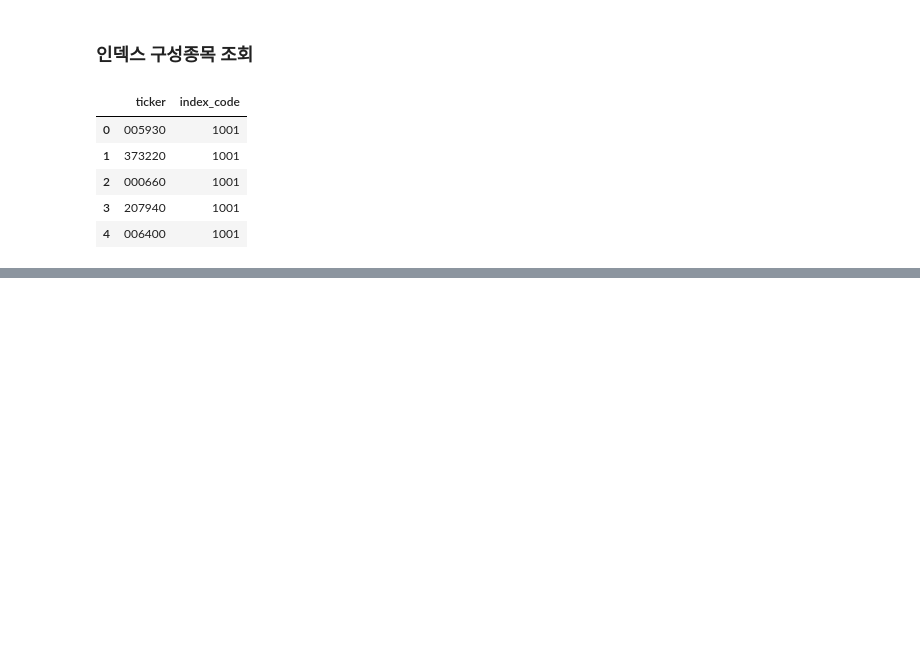
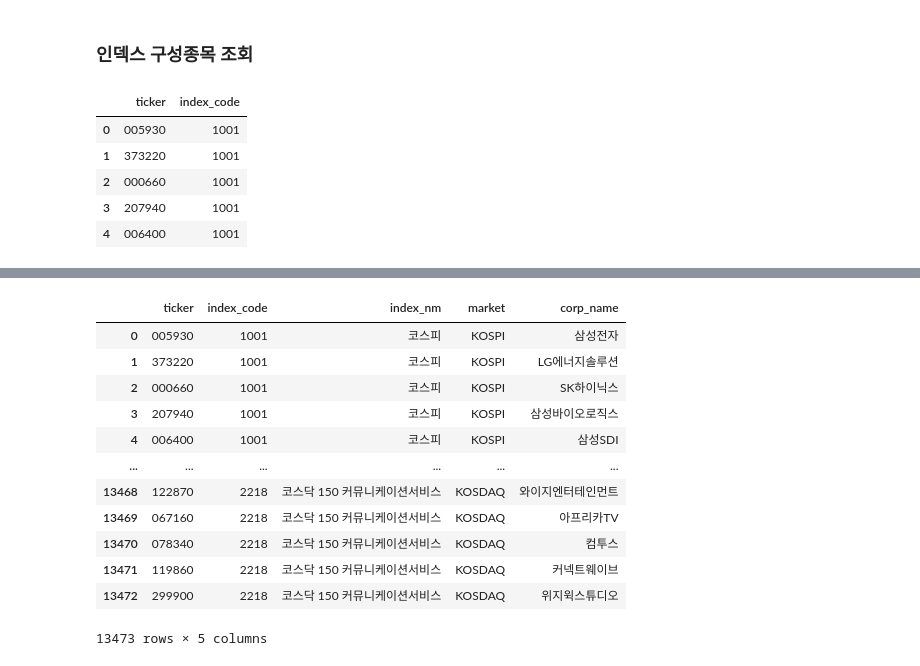
Before and after one commit to Unfinishedgod/finance_mlops, a Jupyter notebook: jupyter/pykrx_data_part_2.ipynb, the cells around one changed output, grey strips where cells are left out. Cells and saved outputs as stored; diff of their text form; code cells hidden in the pictures; blank space fills up the shorter version.

```diff
--- a/jupyter/pykrx_data_part_2.ipynb
+++ b/jupyter/pykrx_data_part_2.ipynb
@@ -213,0 +227,16 @@ index_ticker_master.head()
+# %%
+index_ticker_master
+# %% [output]
+|  | ticker | index_code | index_nm | market | corp_name |
+| 0 | 005930 | 1001 | 코스피 | KOSPI | 삼성전자 |
+| 1 | 373220 | 1001 | 코스피 | KOSPI | LG에너지솔루션 |
+| 2 | 000660 | 1001 | 코스피 | KOSPI | SK하이닉스 |
+| 3 | 207940 | 1001 | 코스피 | KOSPI | 삼성바이오로직스 |
+| 4 | 006400 | 1001 | 코스피 | KOSPI | 삼성SDI |
+| ... | ... | ... | ... | ... | ... |
+| 13468 | 122870 | 2218 | 코스닥 150 커뮤니케이션서비스 | KOSDAQ | 와이지엔터테인먼트 |
+| 13469 | 067160 | 2218 | 코스닥 150 커뮤니케이션서비스 | KOSDAQ | 아프리카TV |
+| 13470 | 078340 | 2218 | 코스닥 150 커뮤니케이션서비스 | KOSDAQ | 컴투스 |
+| 13471 | 119860 | 2218 | 코스닥 150 커뮤니케이션서비스 | KOSDAQ | 커넥트웨이브 |
+| 13472 | 299900 | 2218 | 코스닥 150 커뮤니케이션서비스 | KOSDAQ | 위지윅스튜디오 |
+13473 rows × 5 columns
```
Also changed, not shown: parts of 11 cells of this notebook, 1 other file.
